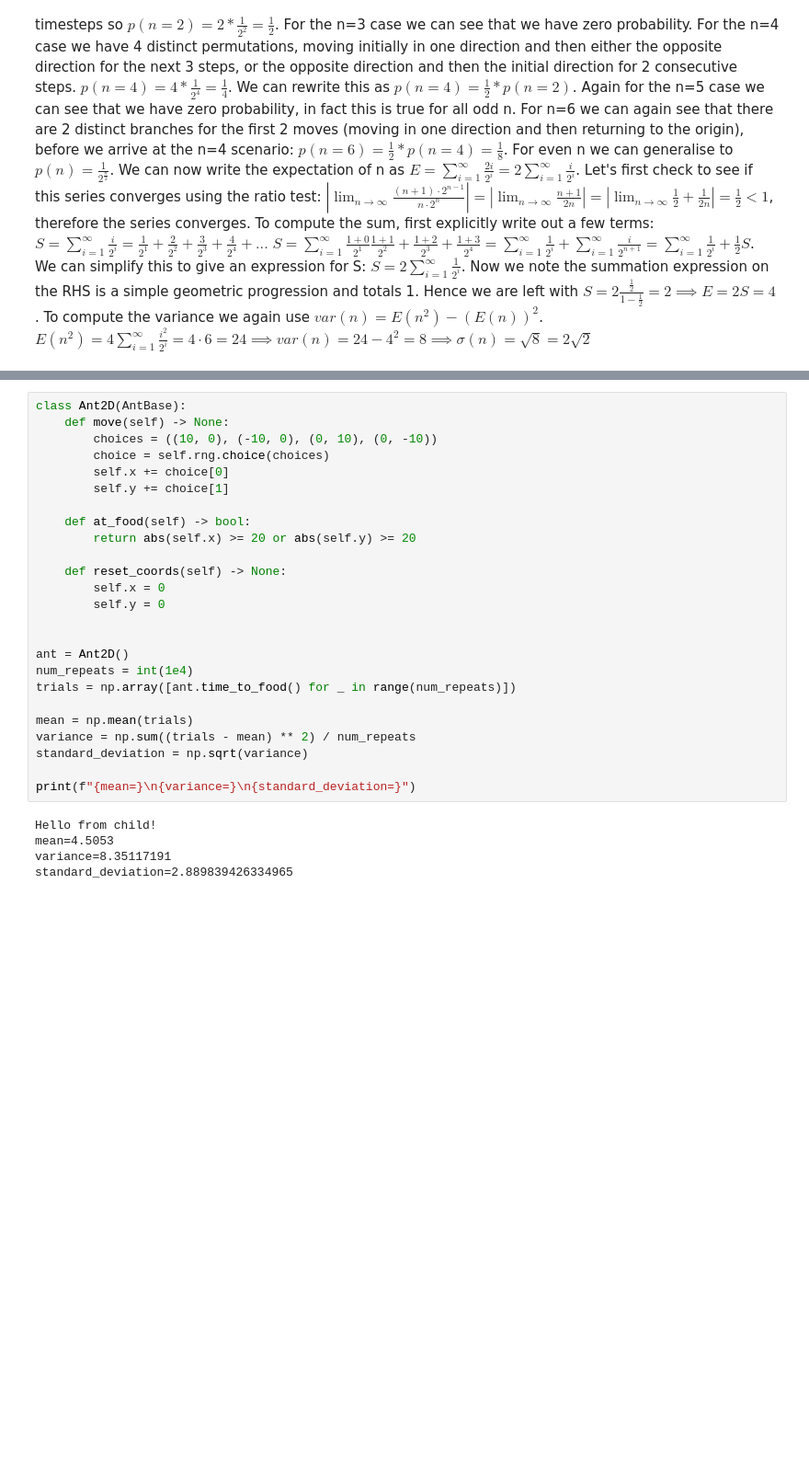
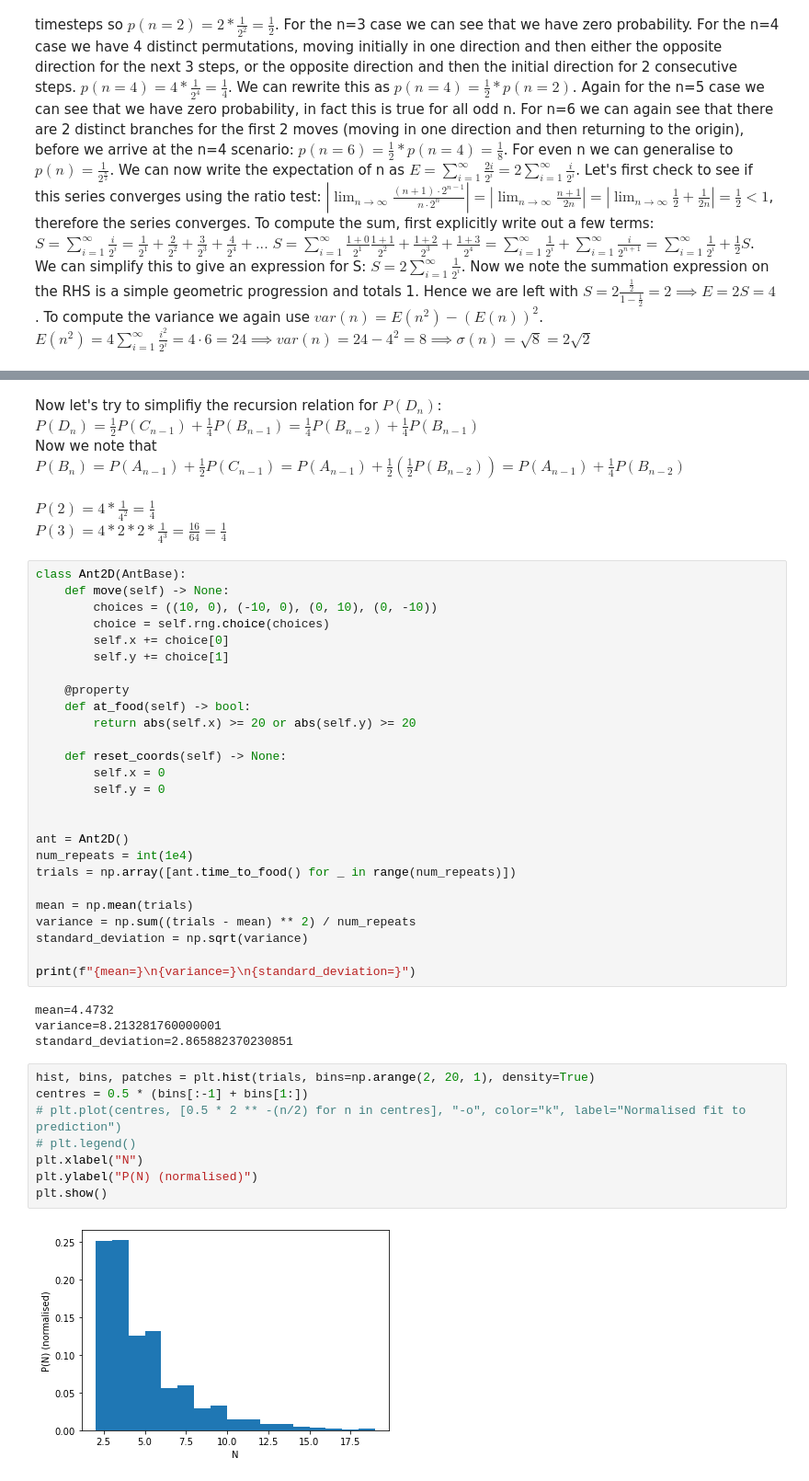
Before and after one commit to joeb42/statistics-playground, a Jupyter notebook: random_walks/random_walk.ipynb, the cells around one changed output, grey strips where cells are left out. Shown at 92% size. Drawn from its saved outputs; the diff is of its cells as text; blank space fills up the shorter version.

```diff
--- a/random_walks/random_walk.ipynb
+++ b/random_walks/random_walk.ipynb
@@ -160,3 +189,10 @@ standard_deviation=2.8017677845246207
+# %% [markdown]
+Now let's try to simplifiy the recursion relation for $P(D_{n})$: <br>
+$P(D_n) = \frac{1}{2} P(C_{n-1}) + \frac{1}{4} P(B_{n-1}) = \frac{1}{4} P(B_{n-2}) + \frac{1}{4} P(B_{n-1})$ <br>
+Now we note that $P(B_n) = P(A_{n-1}) + \frac{1}{2} P(C_{n-1}) = P(A_{n-1}) + \frac{1}{2} (\frac{1}{2} P(B_{n-2})) = P(A_{n-1}) + \frac{1}{4} P(B_{n-2})$
+# %% [markdown]
+$P(2) = 4 * \frac{1}{4^2} = \frac{1}{4}$ <br>
+$P(3) = 4 * 2 * 2 * \frac{1}{4^3} = \frac{16}{64} = \frac{1}{4}$
 # %%
 class Ant2D(AntBase):
     def move(self) -> None:
@@ -165,6 +201,7 @@ class Ant2D(AntBase):
         self.x += choice[0]
         self.y += choice[1]
 
+    @property
     def at_food(self) -> bool:
         return abs(self.x) >= 20 or abs(self.y) >= 20
 
@@ -183,7 +220,16 @@ standard_deviation = np.sqrt(variance)
 
 print(f"{mean=}\n{variance=}\n{standard_deviation=}")
 # %% [output]
-Hello from child!
-mean=4.5053
-variance=8.35117191
-standard_deviation=2.889839426334965
+mean=4.4732
+variance=8.213281760000001
+standard_deviation=2.865882370230851
+# %%
+hist, bins, patches = plt.hist(trials, bins=np.arange(2, 20, 1), density=True)
+centres = 0.5 * (bins[:-1] + bins[1:])
+# plt.plot(centres, [0.5 * 2 ** -(n/2) for n in centres], "-o", color="k", label="Normalised fit to prediction")
+# plt.legend()
+plt.xlabel("N")
+plt.ylabel("P(N) (normalised)")
+plt.show()
+# %% [output]
+[figure, added]
```
Also changed, not shown: parts of 7 cells of this notebook.
